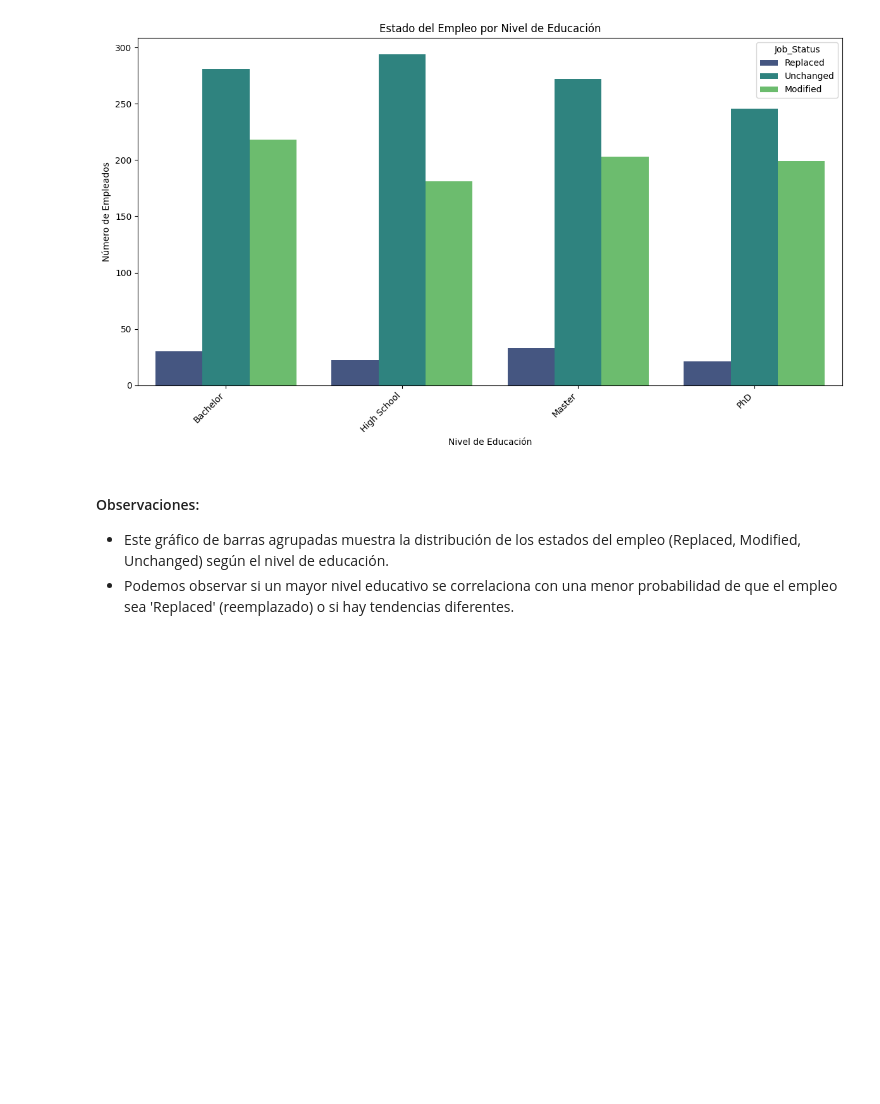
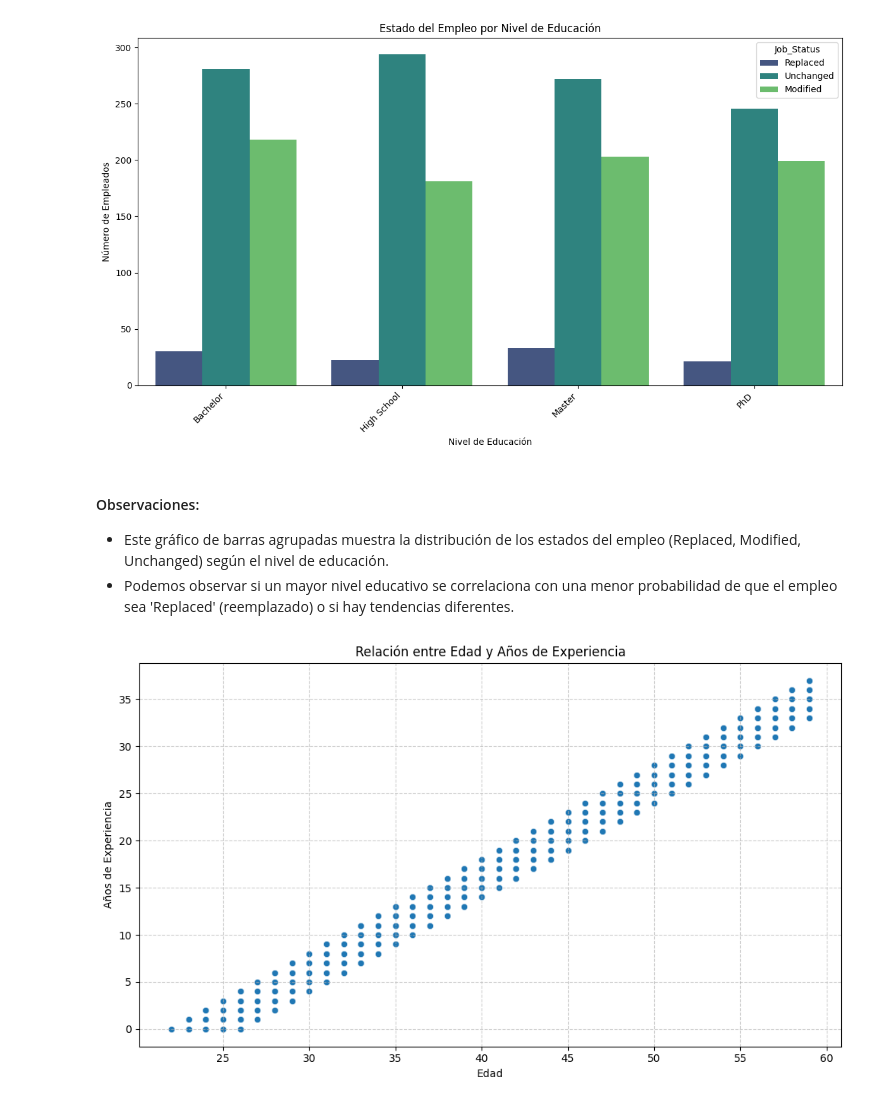
Before and after one commit to Cristobal2506/ProyectoMineriaDeDatos, a Jupyter notebook: Prueba1.ipynb, the cells around one changed output. Cells and saved outputs as stored; diff of their text form; code cells hidden in the pictures; blank space fills up the shorter version.

```diff
--- a/Prueba1.ipynb
+++ b/Prueba1.ipynb
@@ -347,3 +347,14 @@ plt.show()
 #### Observaciones:
 *   Este gráfico de barras agrupadas muestra la distribución de los estados del empleo (Replaced, Modified, Unchanged) según el nivel de educación.
 *   Podemos observar si un mayor nivel educativo se correlaciona con una menor probabilidad de que el empleo sea 'Replaced' (reemplazado) o si hay tendencias diferentes.
+# %%
+plt.figure(figsize=(10, 6))
+sns.scatterplot(x='Age', y='Years_Experience', data=df, alpha=0.7)
+plt.title('Relación entre Edad y Años de Experiencia')
+plt.xlabel('Edad')
+plt.ylabel('Años de Experiencia')
+plt.grid(True, linestyle='--', alpha=0.6)
+plt.tight_layout()
+plt.show()
+# %% [output]
+[figure, added]
```
Also changed, not shown: parts of 25 cells of this notebook.
